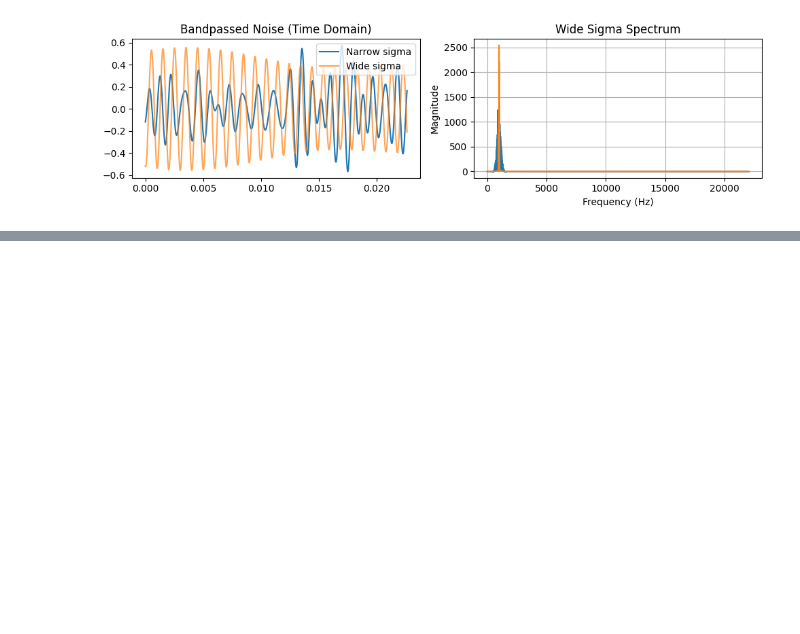
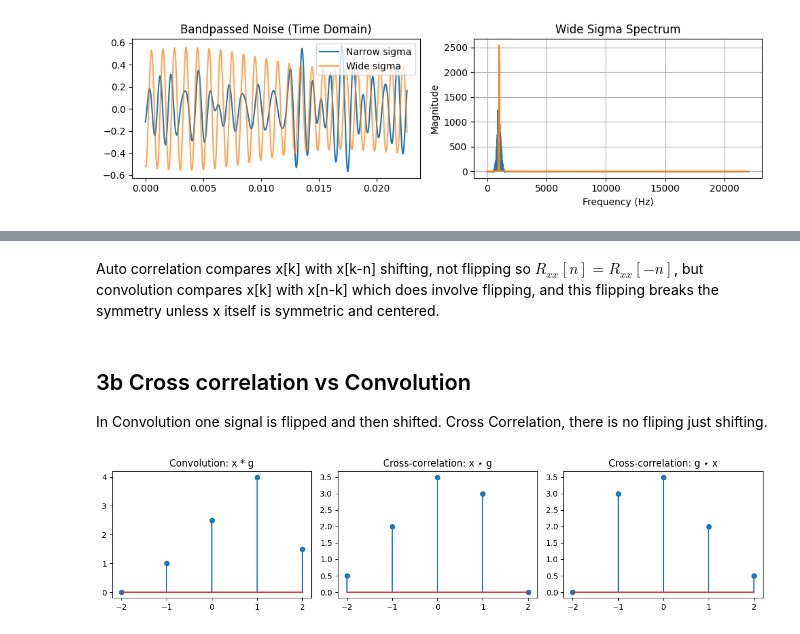
Before and after one commit to RyanL72/CSDS_364, a Jupyter notebook: Assignment_A4/A4_rhl72.ipynb, the cells around one changed output, grey strips where cells are left out. Drawn from its saved outputs; the diff is of its cells as text; code cells hidden in the pictures; blank space fills up the shorter version.

```diff
--- a/Assignment_A4/A4_rhl72.ipynb
+++ b/Assignment_A4/A4_rhl72.ipynb
@@ -480,0 +572,41 @@ plt.show()
+# %% [markdown]
+Auto correlation compares x[k] with x[k-n] shifting, not flipping so $R_{xx}[n] = R_{xx}[-n]$, but convolution compares x[k] with x[n-k] which does involve flipping, and this flipping breaks the symmetry unless x itself is symmetric and centered.
+# %% [markdown]
+## 3b Cross correlation vs Convolution
+
+In Convolution one signal is flipped and then shifted. Cross Correlation, there is no fliping just shifting.
+# %%
+import numpy as np
+import matplotlib.pyplot as plt
+from scipy.signal import correlate, convolve
+
+x = np.array([1, 2, 3])
+g = np.array([0, 1, 0.5])
+lags = np.arange(-len(x)+1, len(x))
+
+# Cross-correlation (x ⋆ g) and (g ⋆ x)
+corr_xg = correlate(x, g, mode='full')
+corr_gx = correlate(g, x, mode='full')
+
+# Convolution (x * g)
+conv_xg = convolve(x, g, mode='full')
+
+# Plot
+plt.figure(figsize=(12, 3))
+
+plt.subplot(1, 3, 1)
+plt.stem(np.arange(len(conv_xg)) - (len(x)-1), conv_xg)
+plt.title("Convolution: x * g")
+
+plt.subplot(1, 3, 2)
+plt.stem(np.arange(len(corr_xg)) - (len(x)-1), corr_xg)
+plt.title("Cross-correlation: x ⋆ g")
+
+plt.subplot(1, 3, 3)
+plt.stem(np.arange(len(corr_gx)) - (len(g)-1), corr_gx)
+plt.title("Cross-correlation: g ⋆ x")
+
+plt.tight_layout()
+plt.show()
+# %% [output]
+[figure, added]
```
Also changed, not shown: parts of 7 cells of this notebook.
